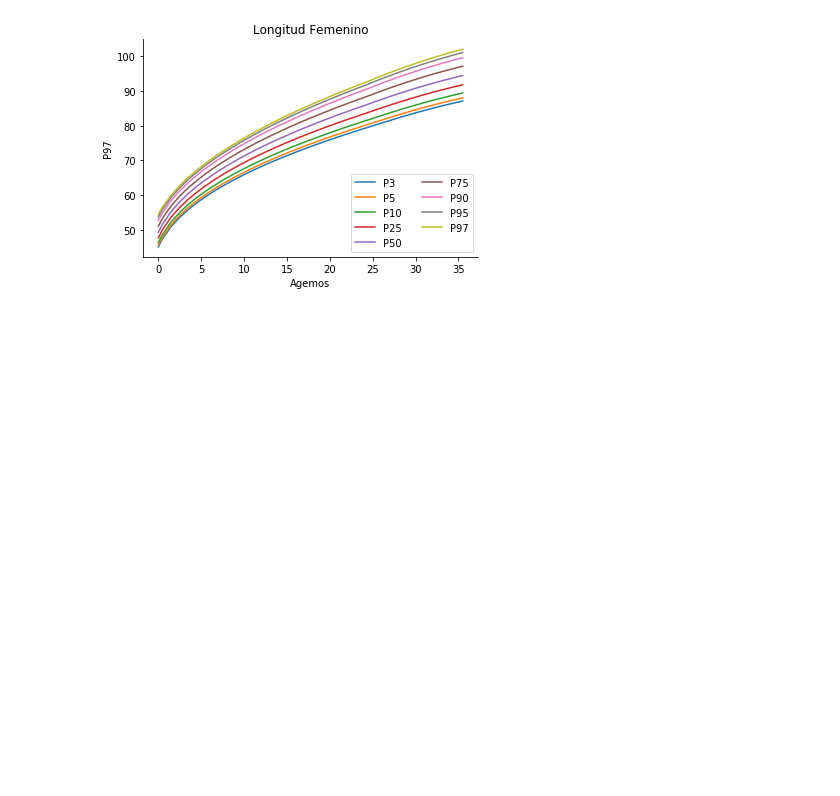
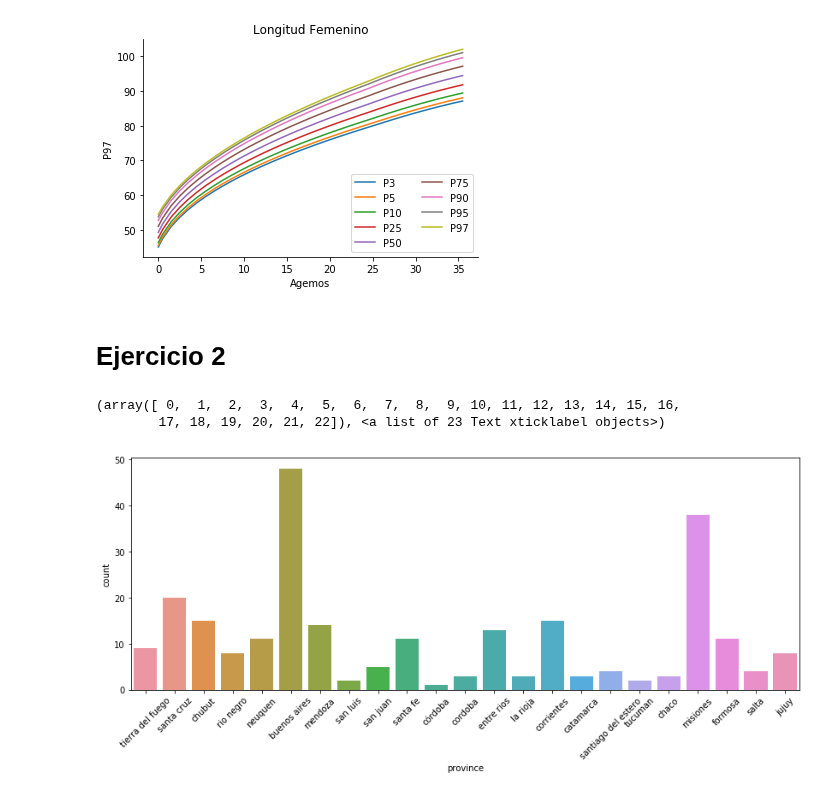
Before and after one commit to nehuengonzalez/diplodatos, a Jupyter notebook: tp2/Ejercicio-tablas.ipynb, the cells around one changed output. Saved outputs shown, nothing was run; the diff lists cells and outputs as text; code cells hidden in the pictures; blank space fills up the shorter version.

Commit message:
Ejercicio provincias

```diff
--- a/tp2/Ejercicio-tablas.ipynb
+++ b/tp2/Ejercicio-tablas.ipynb
@@ -124,3 +126,40 @@ plt.legend(labels = ['P3', 'P5', 'P10', 'P25', 'P50', 'P75','P90', 'P95', 'P97']
 # %% [output]
 <matplotlib.legend.Legend at 0x...>
 [figure]
+# %% [markdown]
+# Ejercicio 2
+# %%
+plt.figure(figsize=(14,5))
+ds = pd.read_json('./input/pasos.json')
+provinces = set({'buenos aires',
+ 'catamarca',
+ 'chaco',
+ 'chubut',
+ 'cordoba',
+ 'corrientes',
+ 'córdoba',
+ 'entre rios',
+ 'formosa',
+ 'jujuy',
+ 'la rioja',
+ 'mendoza',
+ 'misiones',
+ 'neuquen',
+ 'rio negro',
+ 'salta',
+ 'san juan',
+ 'san luis',
+ 'santa cruz',
+ 'santa fe',
+ 'santiago del estero',
+ 'tierra del fuego',
+ 'tucuman'})
+ds.province = ds.province.apply(lambda x: x.lower())
+#ds_filtered = ds[[(True if i in provinces else False) for i in ds.province]]
+ds_filtered=ds.loc[ds['province'].isin(provinces)]
+seaborn.countplot(data=ds_filtered, x='province')
+plt.xticks(rotation=45)
+# %% [output]
+(array([ 0,  1,  2,  3,  4,  5,  6,  7,  8,  9, 10, 11, 12, 13, 14, 15, 16,
+        17, 18, 19, 20, 21, 22]), <a list of 23 Text xticklabel objects>)
+[figure, added]
```
Also changed, not shown: parts of 1 cell of this notebook.
